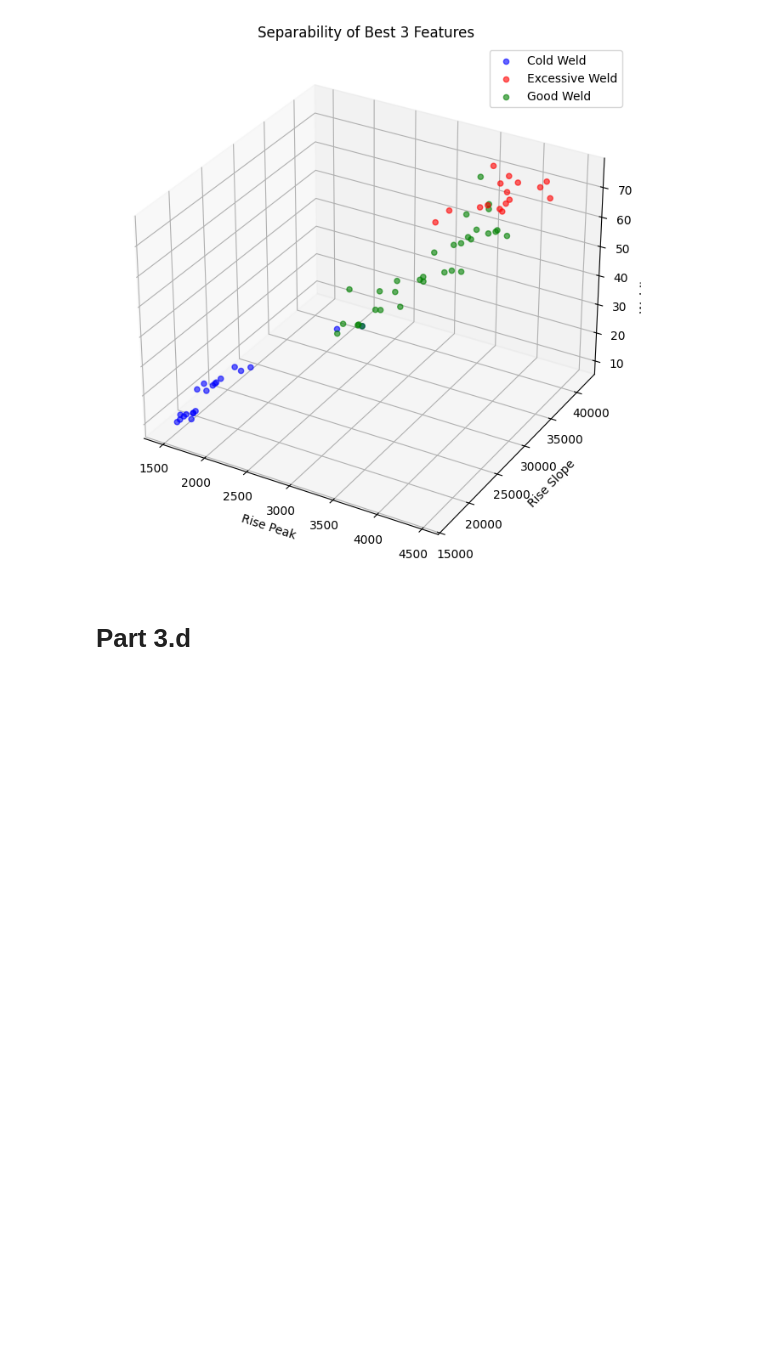
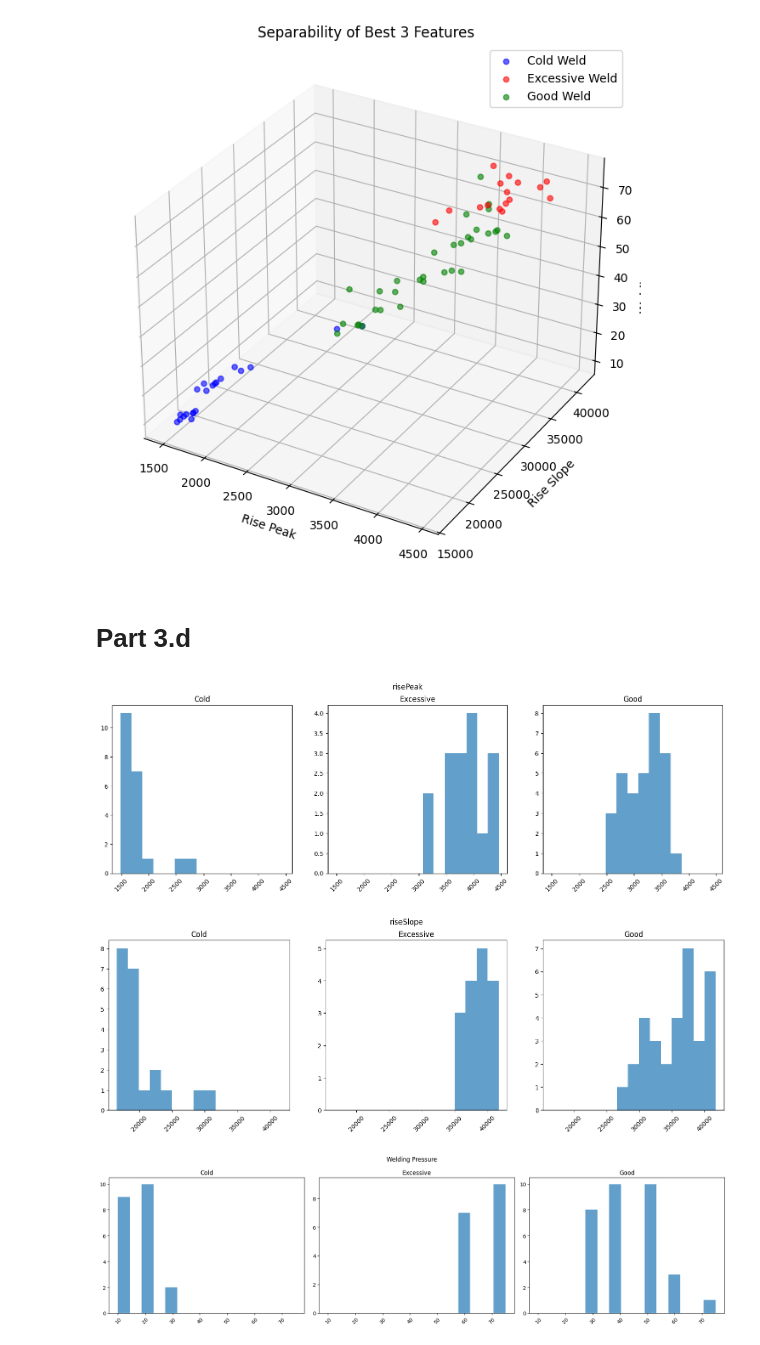
Before and after one commit to ivokusi/ME453-Final-Project, a Jupyter notebook: main.ipynb, the cells around one changed output. Drawn from its saved outputs; the diff is of its cells as text; code cells hidden in the pictures; blank space fills up the shorter version.

Commit message:
completed part 3d and 3e

```diff
--- a/main.ipynb
+++ b/main.ipynb
@@ -177,8 +177,16 @@ print(df.head())
 # %%
 from part3c import plot_best_features
 
-plot_best_features(df)
+best_features = plot_best_features(df)
 # %% [output]
 [figure]
 # %% [markdown]
 # Part 3.d
+# %%
+from part3d import plot_class_feature_histograms, plot_shewart_control_chart, get_misclassification_rates
+
+plot_class_feature_histograms(df, best_features)
+# %% [output]
+[figure, added]
+[figure, added]
+[figure, added]
```
Also changed, not shown: parts of 5 cells of this notebook, 3 other files.
